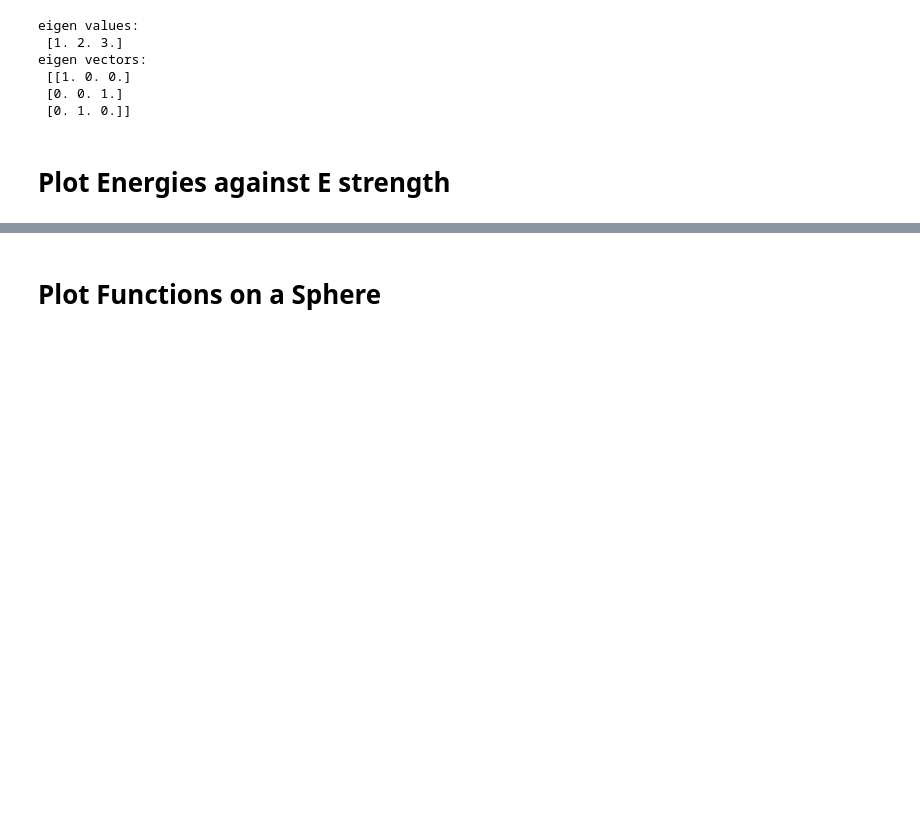
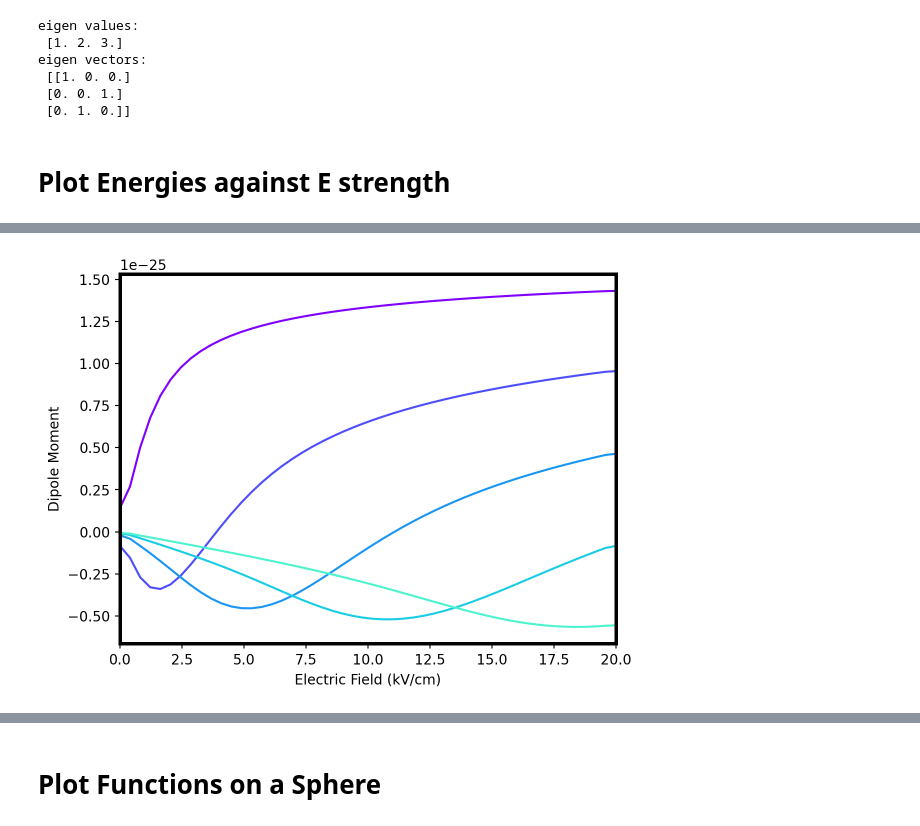
Before and after one commit to tomhepz/MolecularEnergyLevels, a Jupyter notebook: learning.ipynb, the cells around one changed output, grey strips where cells are left out. Saved outputs shown, nothing was run; the diff lists cells and outputs as text; code cells hidden in the pictures; blank space fills up the shorter version.

```diff
--- a/learning.ipynb
+++ b/learning.ipynb
@@ -157,0 +168,20 @@ plt.show()
+# %%
+plt.figure()
+plt.xlim(0, EMAX)
+#plt.ylim(-2000, 15000)
+plt.ylabel("Dipole Moment")
+plt.xlabel("Electric Field (kV/cm)")
+
+color = cm.rainbow(np.linspace(0, 1, NMAX+1))
+c=0
+n=0
+for N in range(0, 5):
+    for M in range(-N, N + 1):
+        if M == 0:
+            plt.plot(E * 1e-5, -np.gradient(energies[..., n]), color=color[c])
+        n+=1
+    c+=1
+
+plt.show()
+# %% [output]
+[figure, added]
```
Also changed, not shown: parts of 9 cells of this notebook.
